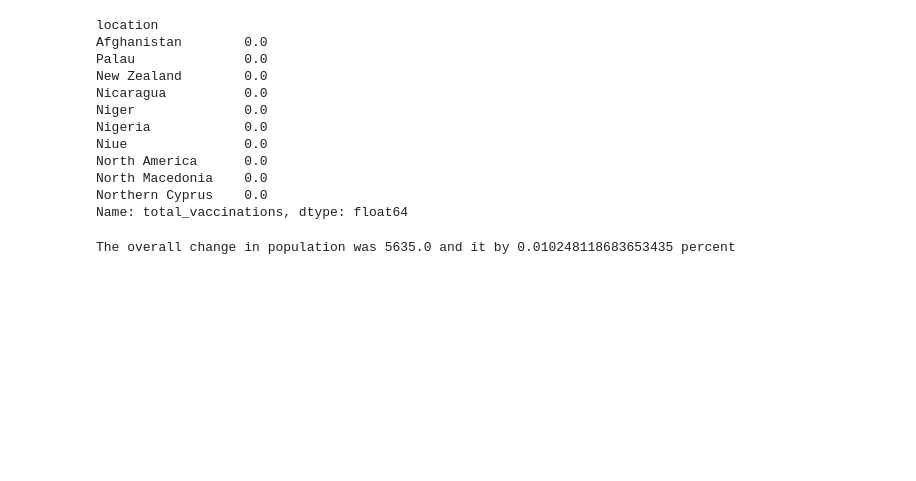
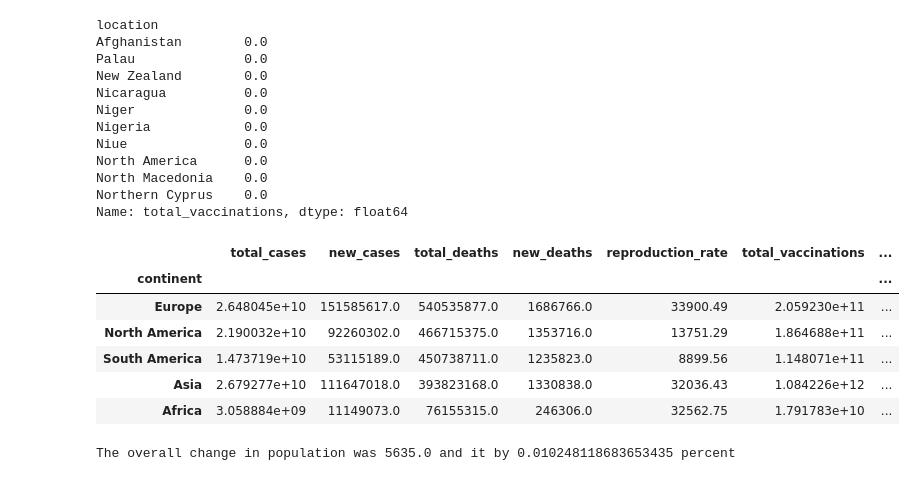
Before and after one commit to Ruthmwaura/Moringa-Project-WK5, a Jupyter notebook: owid_covid_data.ipynb, the cells around one changed output. Drawn from its saved outputs; the diff is of its cells as text; code cells hidden in the pictures; blank space fills up the shorter version.

```diff
--- a/owid_covid_data.ipynb
+++ b/owid_covid_data.ipynb
@@ -201,7 +201,7 @@ data.head(10)
 # %%
 # let's rename some of the columns
 
-renamed = {'hosp_patients':'hospitalized_patients','hosp_patients_per_million':'hospitalized_patients_per_million', 'weekly_hosp_admissions':'weekly_hospital_admissions','weekly_hosp_admissions_per_million' : 'weekly_hospital_admissions_per_million'}
+renamed = {'hosp_patients':'hospitalized_patients','hosp_patients_per_million':'hospitalized_patients_per_million', 'weekly_hosp_admissions':'weekly_hospital_admissions','weekly_hosp_admissions_per_million' : 'weekly_hospital_admissions_per_million','cardiovasc_death_rate':'cardiovascular_death_rate'}
 
 data.rename(columns = renamed, inplace =True)
 
@@ -332,6 +328,24 @@ North America      0.0
 North Macedonia    0.0
 Northern Cyprus    0.0
 Name: total_vaccinations, dtype: float64
+# %%
+# Lets find the continent most affected by COVID 19 and the least one and their number.
+# 1. South America was the most affected continent with total deaths of 341,631,554 people
+# 2. Australia / Oceania was the least affected continent with total deaths of 743,222 people.
+
+total = data.groupby('continent').sum()
+
+groupedTotal = total.sort_values(by="total_deaths" , ascending = False)
+
+groupedTotal.head(5)
+# %% [output]
+|  | total_cases | new_cases | total_deaths | new_deaths | reproduction_rate | total_vaccinations | ... |
+| continent |  |  |  |  |  |  | ... |
+| Europe | 2.648045e+10 | 151585617.0 | 540535877.0 | 1686766.0 | 33900.49 | 2.059230e+11 | ... |
+| North America | 2.190032e+10 | 92260302.0 | 466715375.0 | 1353716.0 | 13751.29 | 1.864688e+11 | ... |
+| South America | 1.473719e+10 | 53115189.0 | 450738711.0 | 1235823.0 | 8899.56 | 1.148071e+11 | ... |
+| Asia | 2.679277e+10 | 111647018.0 | 393823168.0 | 1330838.0 | 32036.43 | 1.084226e+12 | ... |
+| Africa | 3.058884e+09 | 11149073.0 | 76155315.0 | 246306.0 | 32562.75 | 1.791783e+10 | ... |
 # %%
 # QUESTION 4:
 
```
Also changed, not shown: parts of 9 cells of this notebook.
